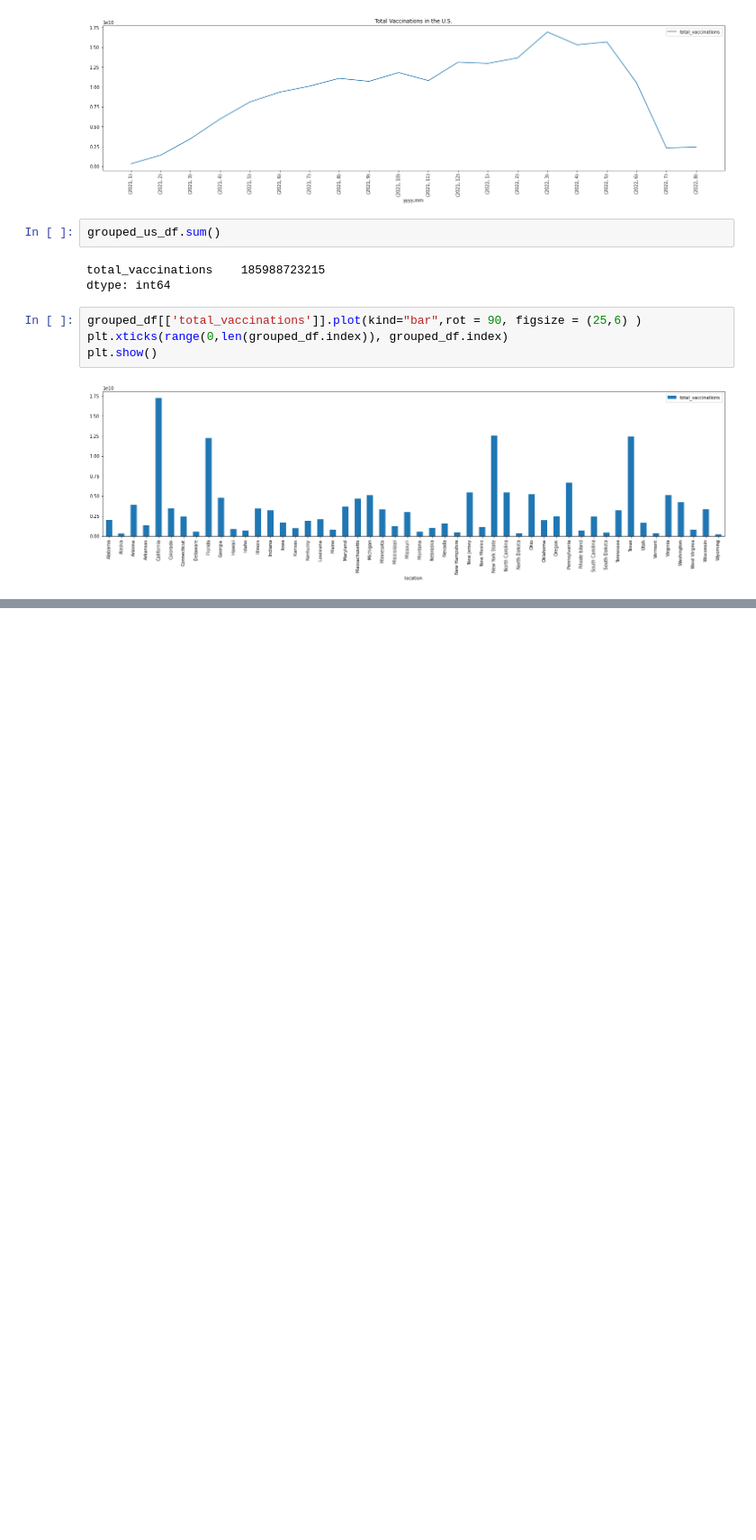
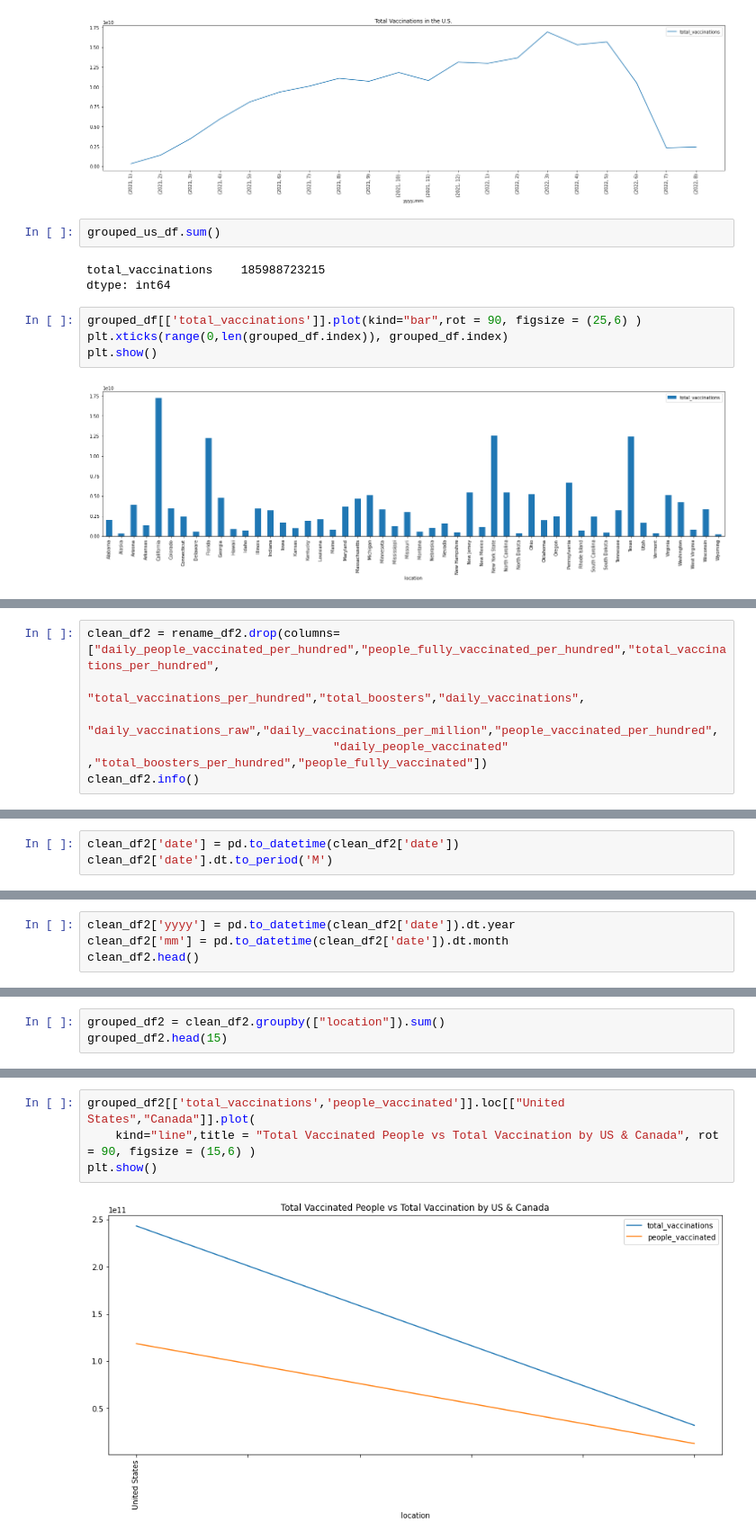
Before and after one commit to tashunaj/team-5, a Jupyter notebook: script.py.ipynb, the cells around one changed output, grey strips where cells are left out. Shown at 90% size. Cells and saved outputs as stored; diff of their text form; blank space fills up the shorter version.

```diff
--- a/script.py.ipynb
+++ b/script.py.ipynb
@@ -250,0 +298,6 @@ plt.show()
+# %%
+clean_df2 = rename_df2.drop(columns=["daily_people_vaccinated_per_hundred","people_fully_vaccinated_per_hundred","total_vaccinations_per_hundred",
+                                 "total_vaccinations_per_hundred","total_boosters","daily_vaccinations",
+                                 "daily_vaccinations_raw","daily_vaccinations_per_million","people_vaccinated_per_hundred",
+                                   "daily_people_vaccinated" ,"total_boosters_per_hundred","people_fully_vaccinated"])
+clean_df2.info()
@@ -250,0 +317,3 @@ plt.show()
+# %%
+clean_df2['date'] = pd.to_datetime(clean_df2['date'])
+clean_df2['date'].dt.to_period('M')
@@ -250,0 +333,4 @@ plt.show()
+# %%
+clean_df2['yyyy'] = pd.to_datetime(clean_df2['date']).dt.year
+clean_df2['mm'] = pd.to_datetime(clean_df2['date']).dt.month
+clean_df2.head()
@@ -250,0 +344,3 @@ plt.show()
+# %%
+grouped_df2 = clean_df2.groupby(["location"]).sum()
+grouped_df2.head(15)
@@ -250,0 +365,6 @@ plt.show()
+# %%
+grouped_df2[['total_vaccinations','people_vaccinated']].loc[["United States","Canada"]].plot(
+    kind="line",title = "Total Vaccinated People vs Total Vaccination by US & Canada", rot = 90, figsize = (15,6) )
+plt.show()
+# %% [output]
+[figure, added]
```
Also changed, not shown: parts of 8 cells of this notebook, 1 other file.
